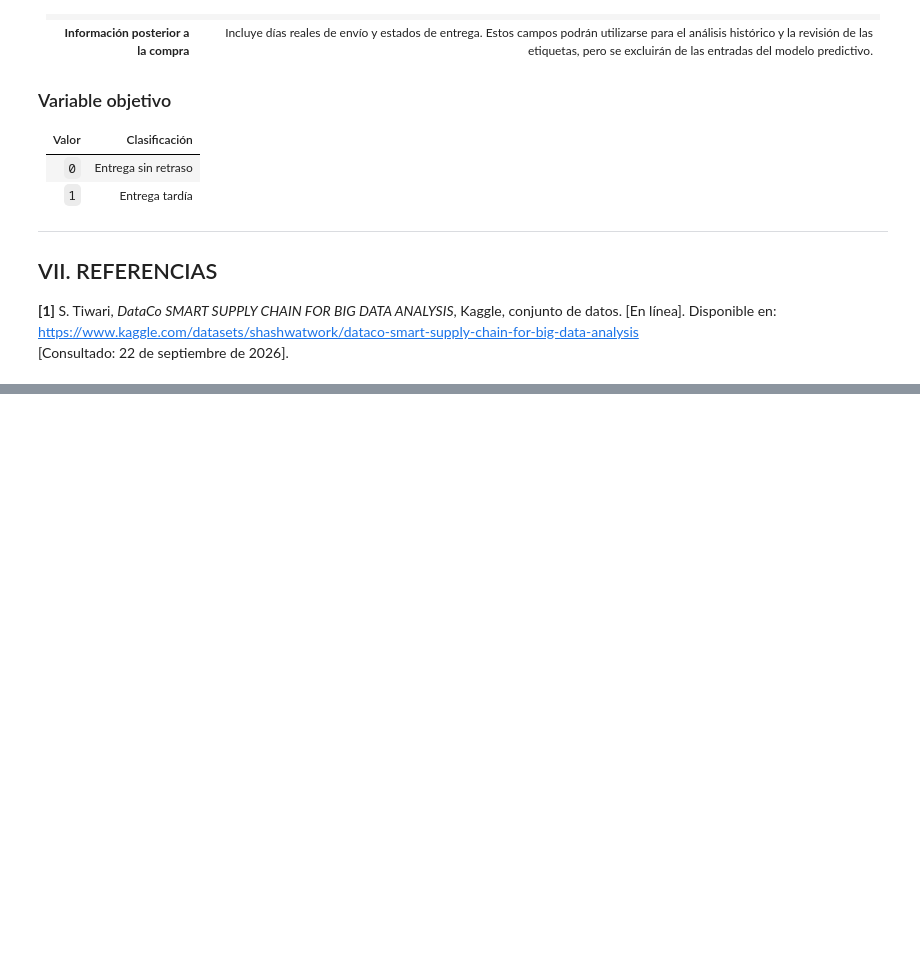
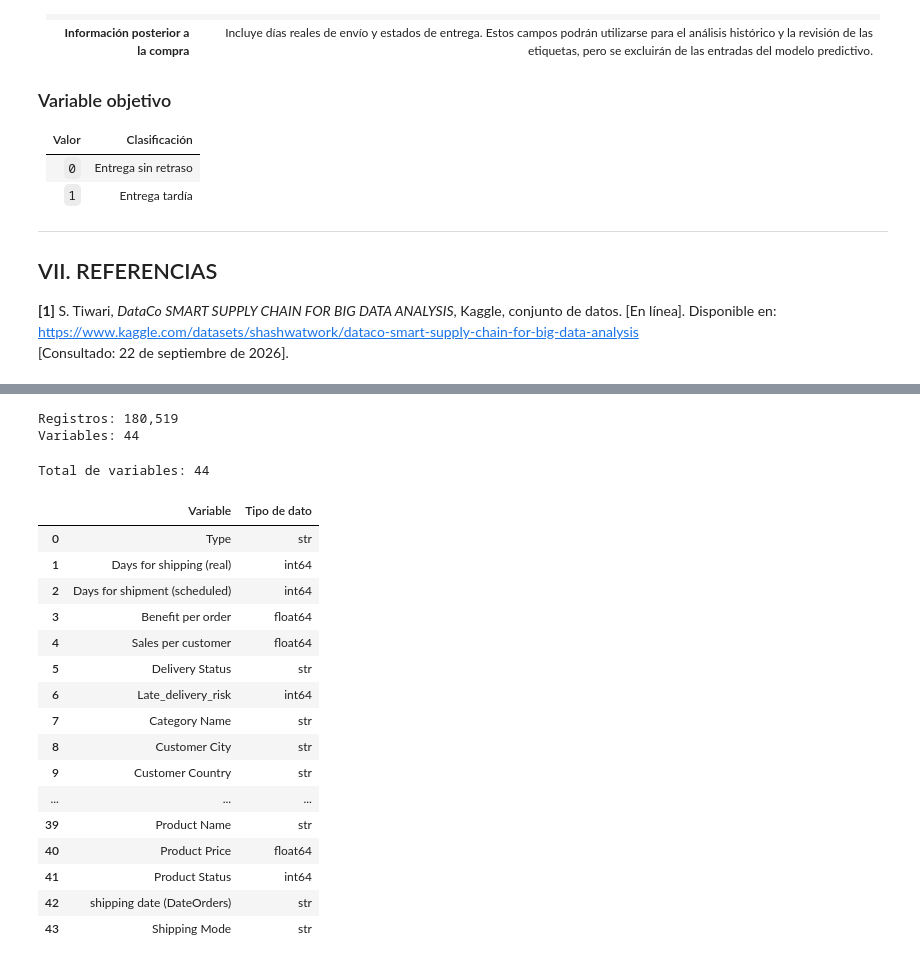
Before and after one commit to JB1302/Big-Data-G2, a Jupyter notebook: ProyectoDataCo.ipynb, the cells around one changed output, grey strips where cells are left out. Saved outputs shown, nothing was run; the diff lists cells and outputs as text; code cells hidden in the pictures; blank space fills up the shorter version.

```diff
--- a/ProyectoDataCo.ipynb
+++ b/ProyectoDataCo.ipynb
@@ -152,0 +152,35 @@ Crear las divisiones aleatoria y estratificada del conjunto de datos y comparar
+# %%
+## 1.3 Verificacion de Estructura del CSV
+print(f"Registros: {df.shape[0]:,}")
+print(f"Variables: {df.shape[1]}")
+# %% [output]
+Registros: 180,519
+Variables: 44
+# %%
+### 1.4 Estructura y tipos de datos
+resumen_estructura = pd.DataFrame({
+    "Variable": df.columns,
+    "Tipo de dato": df.dtypes.astype(str).values
+})
+
+print(f"Total de variables: {df.shape[1]}")
+display(resumen_estructura)
+# %% [output]
+Total de variables: 44
+|  | Variable | Tipo de dato |
+| 0 | Type | str |
+| 1 | Days for shipping (real) | int64 |
+| 2 | Days for shipment (scheduled) | int64 |
+| 3 | Benefit per order | float64 |
+| 4 | Sales per customer | float64 |
+| 5 | Delivery Status | str |
+| 6 | Late_delivery_risk | int64 |
+| 7 | Category Name | str |
+| 8 | Customer City | str |
+| 9 | Customer Country | str |
+| ... | ... | ... |
+| 39 | Product Name | str |
+| 40 | Product Price | float64 |
+| 41 | Product Status | int64 |
+| 42 | shipping date (DateOrders) | str |
+| 43 | Shipping Mode | str |
```
Also changed, not shown: parts of 9 cells of this notebook, 1 other file.
